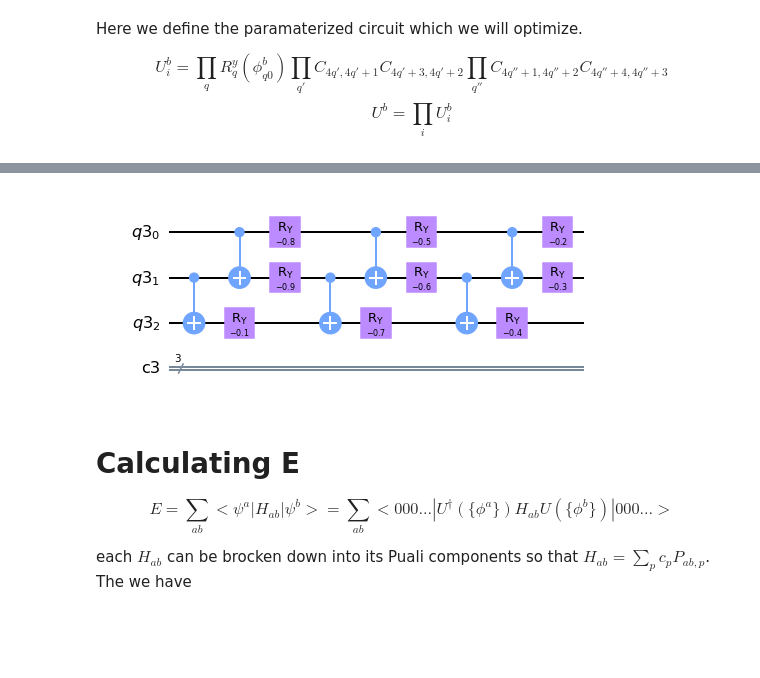
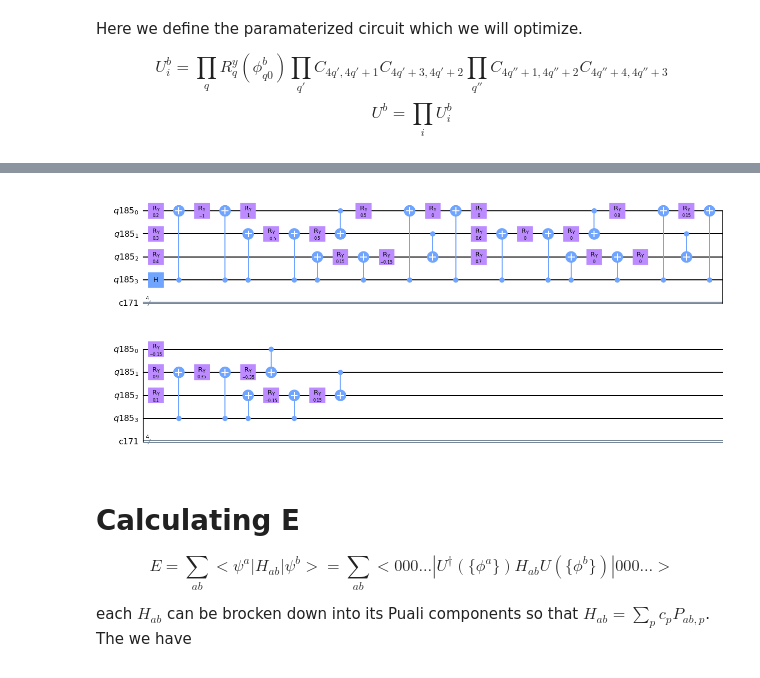
Before and after one commit to immoth/Hubbard_summetries, a Jupyter notebook: VQE.ipynb, the cells around one changed output, grey strips where cells are left out. Cells and saved outputs as stored; diff of their text form; code cells hidden in the pictures; blank space fills up the shorter version.

```diff
--- a/VQE.ipynb
+++ b/VQE.ipynb
@@ -242,0 +218,19 @@ tst.draw(output = 'mpl')
+# %%
+def Ui_off(cir_i,phi_a, phi_b):
+
+    for q in range(0,Q):
+        cir_i.ry(phi_a[q],q)
+        cir_i.cx(Q,q)
+        cir_i.ry(-(phi_b[q]-phi_a[q])/2,q)
+        cir_i.cx(Q,q)
+        cir_i.ry((phi_b[q]-phi_a[q])/2,q)
+    for q in range(0,Q,4):
+        cir_i.cx(q,q+1)
+        if q + 3 < Q:
+            cir_i.cx(q+3,q+2)
+    for q in range(1,Q,4):
+        cir_i.cx(q,q+1)
+        if q + 3 < Q:
+            cir_i.cx(q+3,q+2)
+
+    return cir_i
@@ -243,12 +286,19 @@ tst.draw(output = 'mpl')
+# %%
+def U_off(cir,phi_a,phi_b):
+    T = len(phi_b)
+    cir.h(Q)
+    for t in range(T):
+        cir = Ui_off(cir,phi_a[t],phi_b[t])
+    return cir
 # %%
-qr = QuantumRegister(Q)
-cr = ClassicalRegister(Q)
+qr = QuantumRegister(Q+1)
+cr = ClassicalRegister(Q+1)
 cir = QuantumCircuit(qr , cr)
-tst = U_dagger(cir,[[0.2,0.3,0.4],[0.5,0.6,0.7],[0.8,0.9,0.1]])
+tst = U_off(cir,[[0.2,0.3,0.4],[0.5,0.6,0.7],[0.8,0.9,0.1]],[[2.2,1.3,0.1],[0.5,0.6,0.7],[0.5,0.2,0.4]])
 
 tst.draw(output = 'mpl')
 # %% [output]
-[figure, old version]
+[figure, new version]
 # %% [markdown]
 # Calculating E
 
```
Also changed, not shown: parts of 14 cells of this notebook.
